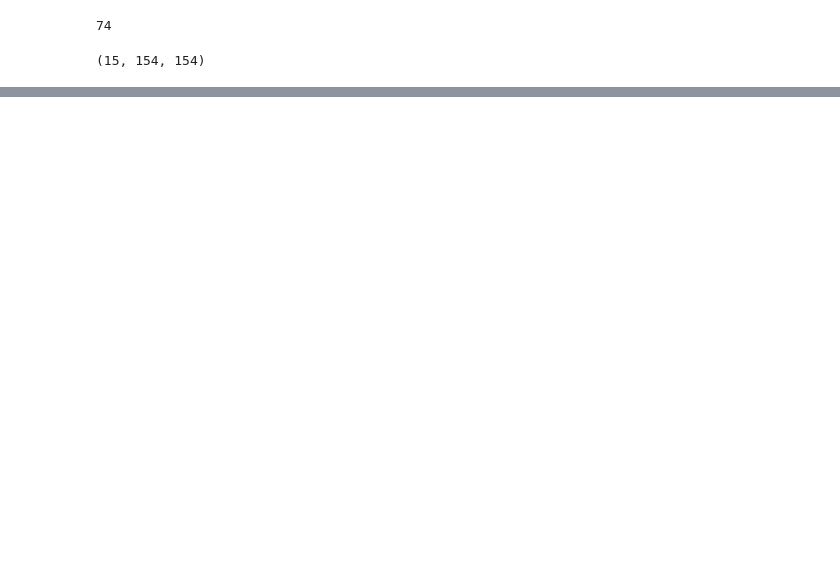
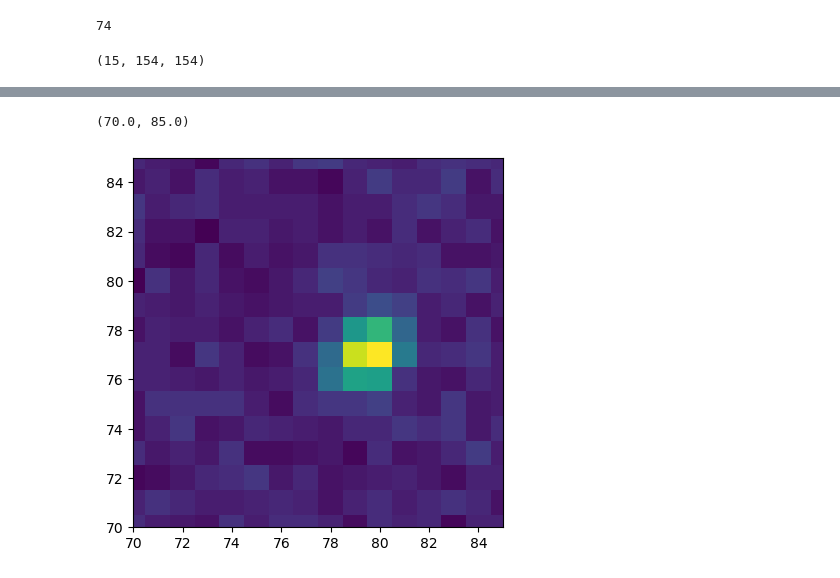
Before and after one commit to aautric/4polarMFM_these, a Jupyter notebook: PSF_jax_demo.ipynb, the cells around one changed output, grey strips where cells are left out. Saved outputs shown, nothing was run; the diff lists cells and outputs as text; code cells hidden in the pictures; blank space fills up the shorter version.

```diff
--- a/PSF_jax_demo.ipynb
+++ b/PSF_jax_demo.ipynb
@@ -131,0 +81,11 @@ plt.imshow(jnp.real(Mj[0,0,0,1,2]))
+# %%
+key = jax.random.PRNGKey(0)
+# %%
+psf_noise_jax = noise_jax(key, psf_jax, QE=0.95, EM=200, b=5.0, sigma_b=0.1, sigma_r=1.0, bias=5.0)
+# %%
+plt.imshow(psf_noise_jax[0,1,0])
+plt.xlim((70,85))
+plt.ylim((70,85))
+# %% [output]
+(70.0, 85.0)
+[figure, added]
```
Also changed, not shown: parts of 20 cells of this notebook.
